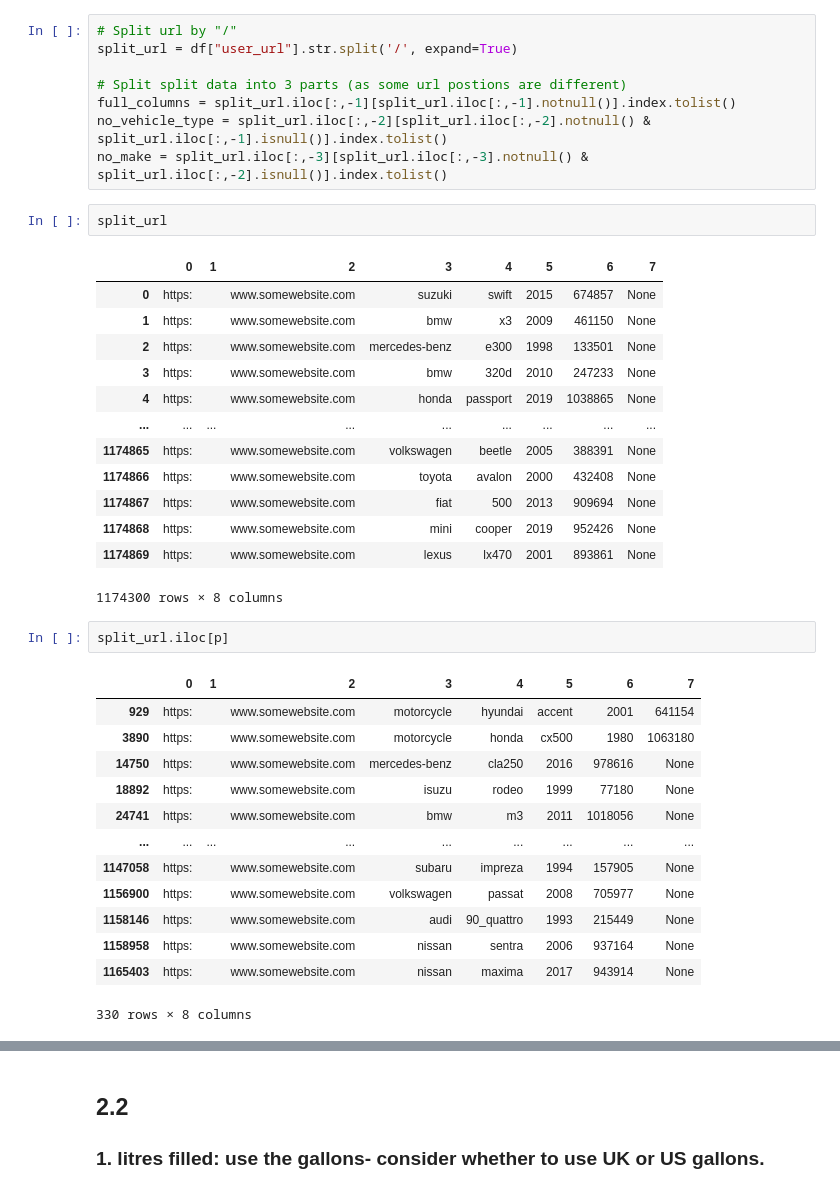
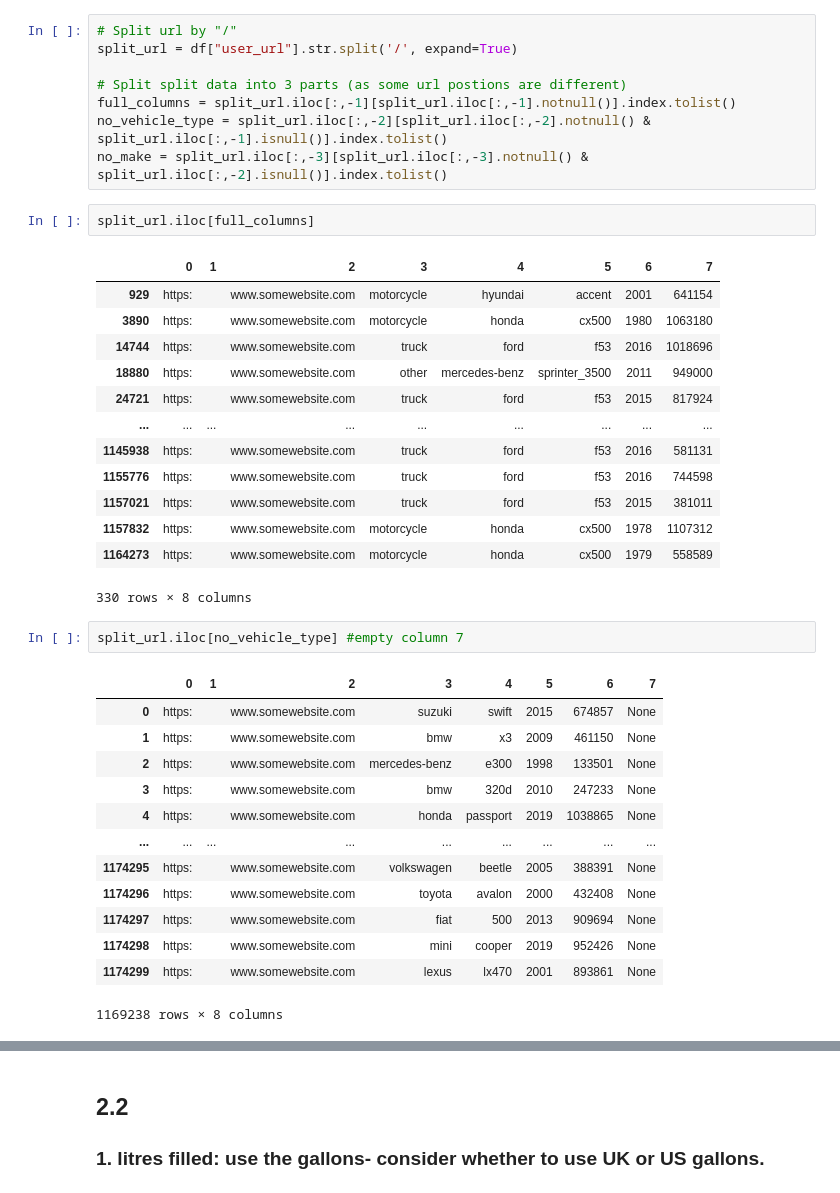
Before and after one commit to SeanMz28/IDVE_assignment1, a Jupyter notebook: assignment1.ipynb, the cells around one changed output, grey strips where cells are left out. Saved outputs shown, nothing was run; the diff lists cells and outputs as text.

```diff
--- a/assignment1.ipynb
+++ b/assignment1.ipynb
@@ -559,34 +562,34 @@ full_columns = split_url.iloc[:,-1][split_url.iloc[:,-1].notnull()].index.tolist
 no_vehicle_type = split_url.iloc[:,-2][split_url.iloc[:,-2].notnull() & split_url.iloc[:,-1].isnull()].index.tolist()
 no_make = split_url.iloc[:,-3][split_url.iloc[:,-3].notnull() & split_url.iloc[:,-2].isnull()].index.tolist()
 # %%
-split_url
+split_url.iloc[full_columns]
 # %% [output]
 |  | 0 | 1 | 2 | 3 | 4 | 5 | 6 | 7 |
-| 0 | https: |  | www.somewebsite.com | suzuki | swift | 2015 | 674857 | None |
-| 1 | https: |  | www.somewebsite.com | bmw | x3 | 2009 | 461150 | None |
-| 2 | https: |  | www.somewebsite.com | mercedes-benz | e300 | 1998 | 133501 | None |
-| 3 | https: |  | www.somewebsite.com | bmw | 320d | 2010 | 247233 | None |
-| 4 | https: |  | www.somewebsite.com | honda | passport | 2019 | 1038865 | None |
+| 929 | https: |  | www.somewebsite.com | motorcycle | hyundai | accent | 2001 | 641154 |
+| 3890 | https: |  | www.somewebsite.com | motorcycle | honda | cx500 | 1980 | 1063180 |
+| 14744 | https: |  | www.somewebsite.com | truck | ford | f53 | 2016 | 1018696 |
+| 18880 | https: |  | www.somewebsite.com | other | mercedes-benz | sprinter_3500 | 2011 | 949000 |
+| 24721 | https: |  | www.somewebsite.com | truck | ford | f53 | 2015 | 817924 |
 | ... | ... | ... | ... | ... | ... | ... | ... | ... |
-| 1174865 | https: |  | www.somewebsite.com | volkswagen | beetle | 2005 | 388391 | None |
-| 1174866 | https: |  | www.somewebsite.com | toyota | avalon | 2000 | 432408 | None |
-| 1174867 | https: |  | www.somewebsite.com | fiat | 500 | 2013 | 909694 | None |
-| 1174868 | https: |  | www.somewebsite.com | mini | cooper | 2019 | 952426 | None |
-| 1174869 | https: |  | www.somewebsite.com | lexus | lx470 | 2001 | 893861 | None |
+| 1145938 | https: |  | www.somewebsite.com | truck | ford | f53 | 2016 | 581131 |
+| 1155776 | https: |  | www.somewebsite.com | truck | ford | f53 | 2016 | 744598 |
+| 1157021 | https: |  | www.somewebsite.com | truck | ford | f53 | 2015 | 381011 |
+| 1157832 | https: |  | www.somewebsite.com | motorcycle | honda | cx500 | 1978 | 1107312 |
+| 1164273 | https: |  | www.somewebsite.com | motorcycle | honda | cx500 | 1979 | 558589 |
-1174300 rows × 8 columns
+330 rows × 8 columns
 # %%
-split_url.iloc[p]
+split_url.iloc[no_vehicle_type] #empty column 7
 # %% [output]
 |  | 0 | 1 | 2 | 3 | 4 | 5 | 6 | 7 |
-| 929 | https: |  | www.somewebsite.com | motorcycle | hyundai | accent | 2001 | 641154 |
-| 3890 | https: |  | www.somewebsite.com | motorcycle | honda | cx500 | 1980 | 1063180 |
-| 14750 | https: |  | www.somewebsite.com | mercedes-benz | cla250 | 2016 | 978616 | None |
-| 18892 | https: |  | www.somewebsite.com | isuzu | rodeo | 1999 | 77180 | None |
-| 24741 | https: |  | www.somewebsite.com | bmw | m3 | 2011 | 1018056 | None |
+| 0 | https: |  | www.somewebsite.com | suzuki | swift | 2015 | 674857 | None |
+| 1 | https: |  | www.somewebsite.com | bmw | x3 | 2009 | 461150 | None |
+| 2 | https: |  | www.somewebsite.com | mercedes-benz | e300 | 1998 | 133501 | None |
+| 3 | https: |  | www.somewebsite.com | bmw | 320d | 2010 | 247233 | None |
+| 4 | https: |  | www.somewebsite.com | honda | passport | 2019 | 1038865 | None |
 | ... | ... | ... | ... | ... | ... | ... | ... | ... |
-| 1147058 | https: |  | www.somewebsite.com | subaru | impreza | 1994 | 157905 | None |
-| 1156900 | https: |  | www.somewebsite.com | volkswagen | passat | 2008 | 705977 | None |
-| 1158146 | https: |  | www.somewebsite.com | audi | 90_quattro | 1993 | 215449 | None |
-| 1158958 | https: |  | www.somewebsite.com | nissan | sentra | 2006 | 937164 | None |
-| 1165403 | https: |  | www.somewebsite.com | nissan | maxima | 2017 | 943914 | None |
+| 1174295 | https: |  | www.somewebsite.com | volkswagen | beetle | 2005 | 388391 | None |
+| 1174296 | https: |  | www.somewebsite.com | toyota | avalon | 2000 | 432408 | None |
+| 1174297 | https: |  | www.somewebsite.com | fiat | 500 | 2013 | 909694 | None |
+| 1174298 | https: |  | www.somewebsite.com | mini | cooper | 2019 | 952426 | None |
+| 1174299 | https: |  | www.somewebsite.com | lexus | lx470 | 2001 | 893861 | None |
-330 rows × 8 columns
+1169238 rows × 8 columns
```
Also changed, not shown: parts of 23 cells of this notebook.
